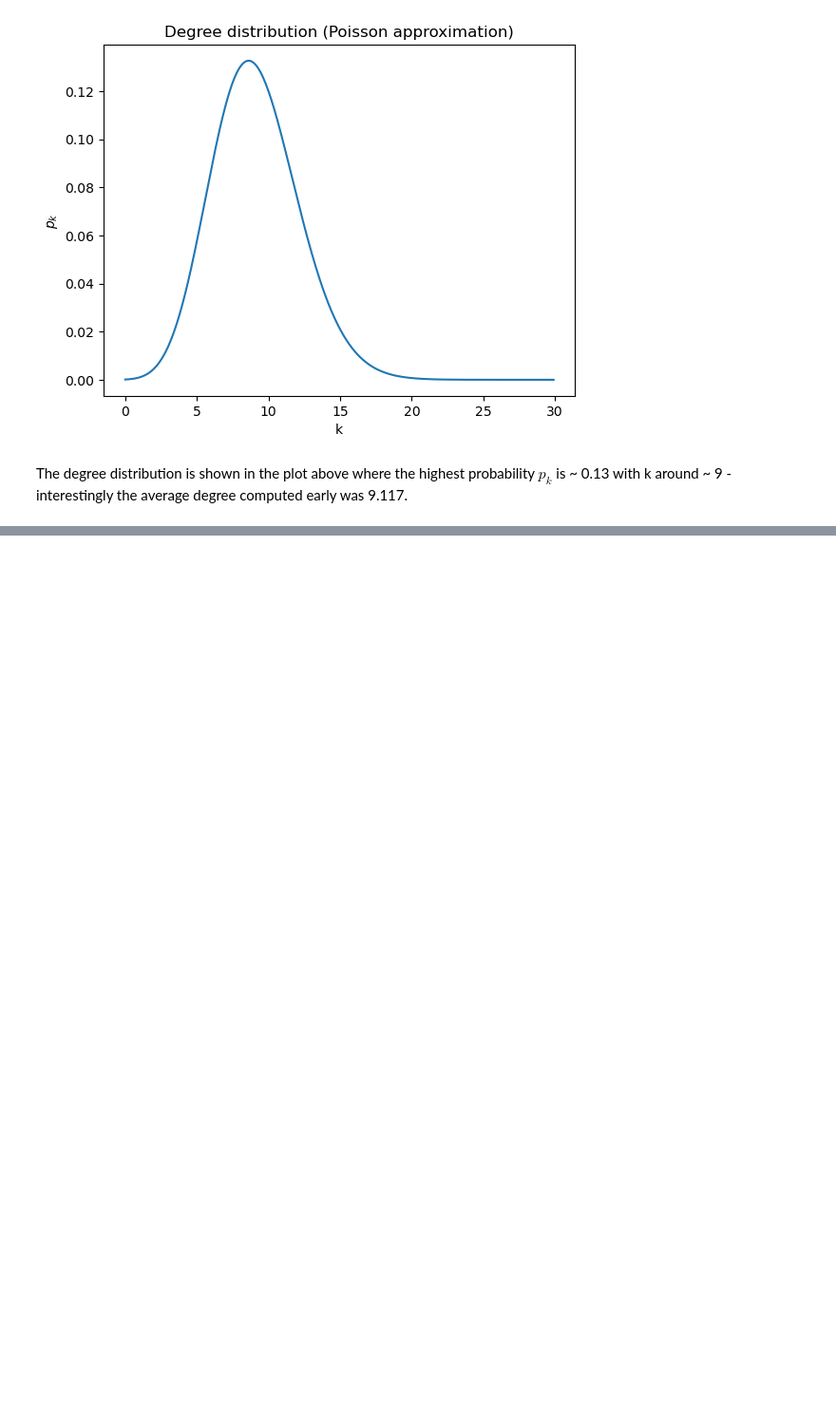
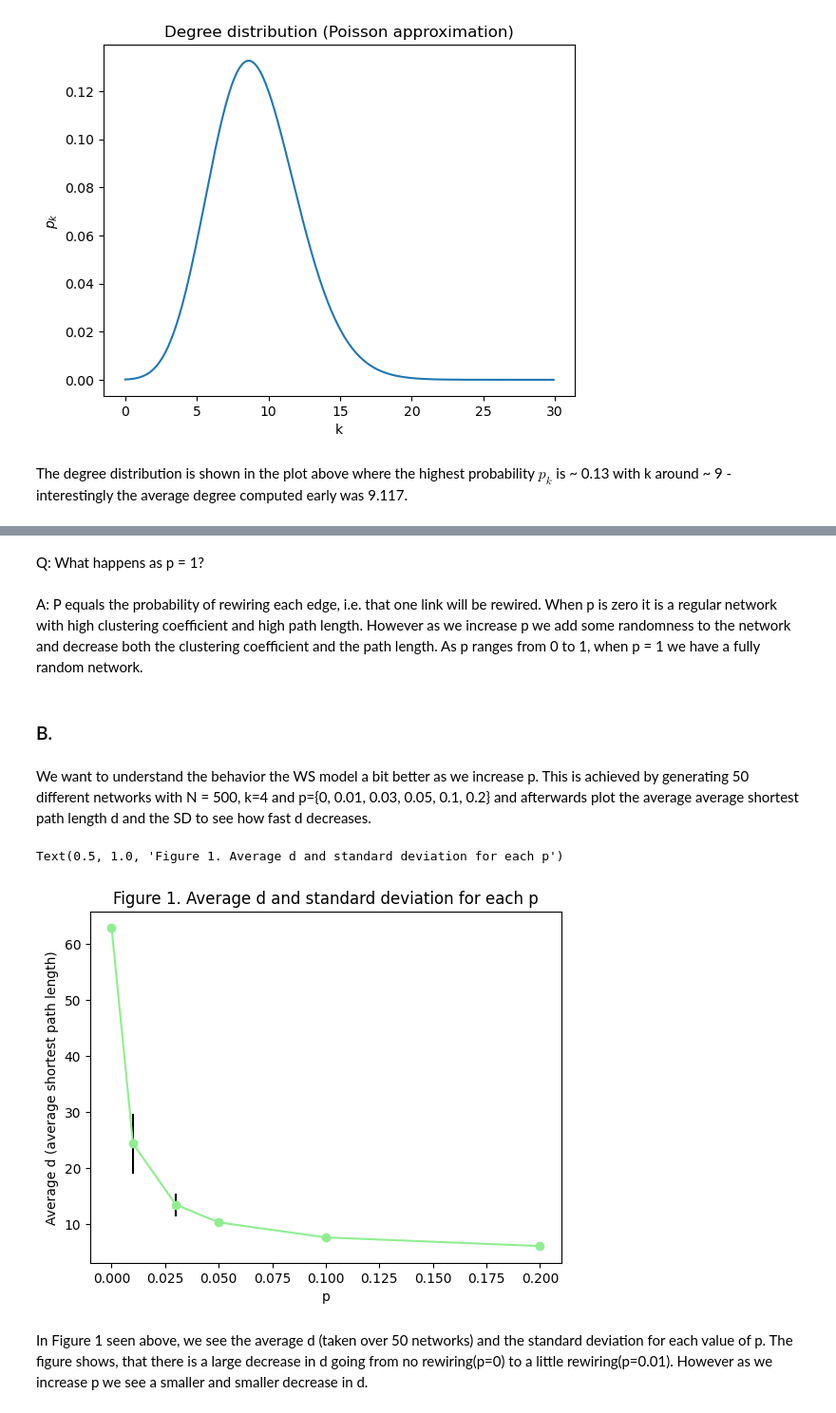
Before and after one commit to peern/social-graphs-assignments, a Jupyter notebook: assignment-1/assignment-1.ipynb, the cells around one changed output, grey strips where cells are left out. Shown at 95% size. Drawn from its saved outputs; the diff is of its cells as text; code cells hidden in the pictures; blank space fills up the shorter version.

```diff
--- a/assignment-1/assignment-1.ipynb
+++ b/assignment-1/assignment-1.ipynb
@@ -256,0 +285,28 @@ The degree distribution is shown in the plot above where the highest probability
+# %% [markdown]
+Q: What happens as p = 1?
+# %% [markdown]
+A:  P equals the probability of rewiring each edge, i.e. that one link will be rewired. When p is zero it is a regular network with high clustering coefficient and high path length. However as we increase p we add some randomness to the network and decrease both the clustering coefficient and the path length. As p ranges from 0 to 1, when p = 1 we have a fully random network.
+# %% [markdown]
+### B.
+# %% [markdown]
+We want to understand the behavior the WS model a bit better as we increase p. This is achieved by generating 50 different networks with N = 500, k=4 and p={0, 0.01, 0.03, 0.05, 0.1, 0.2} and afterwards plot the average average shortest path length d and the SD to see how fast d decreases.
+# %%
+# Define networks
+p = [0, 0.01, 0.03, 0.05, 0.1, 0.2]
+df = pd.DataFrame(np.zeros((50, len(p))),columns=[str(x) for x in p])
+
+# Compute avarage average shortest path length for all 50x6 graphs
+for i in range(len(p)):
+    for j in range(0,50):
+        df.loc[j,str(p[i])] = nx.average_shortest_path_length(nx.watts_strogatz_graph(500,4,p[i]))
+# %%
+# Plot d and std for p
+plt.errorbar(p, df.mean(axis=0), df.std(),color='lightgreen', ecolor='black',fmt='-o',)
+plt.xlabel("p")
+plt.ylabel("Average d (average shortest path length)")
+plt.title("Figure 1. Average d and standard deviation for each p")
+# %% [output]
+Text(0.5, 1.0, 'Figure 1. Average d and standard deviation for each p')
+[figure, added]
+# %% [markdown]
+In Figure 1 seen above, we see the average d (taken over 50 networks) and the standard deviation for each value of p. The figure shows, that there is a large decrease in d going from no rewiring(p=0) to a little rewiring(p=0.01). However as we increase p we see a smaller and smaller decrease in d.
```
Also changed, not shown: parts of 8 cells of this notebook.
